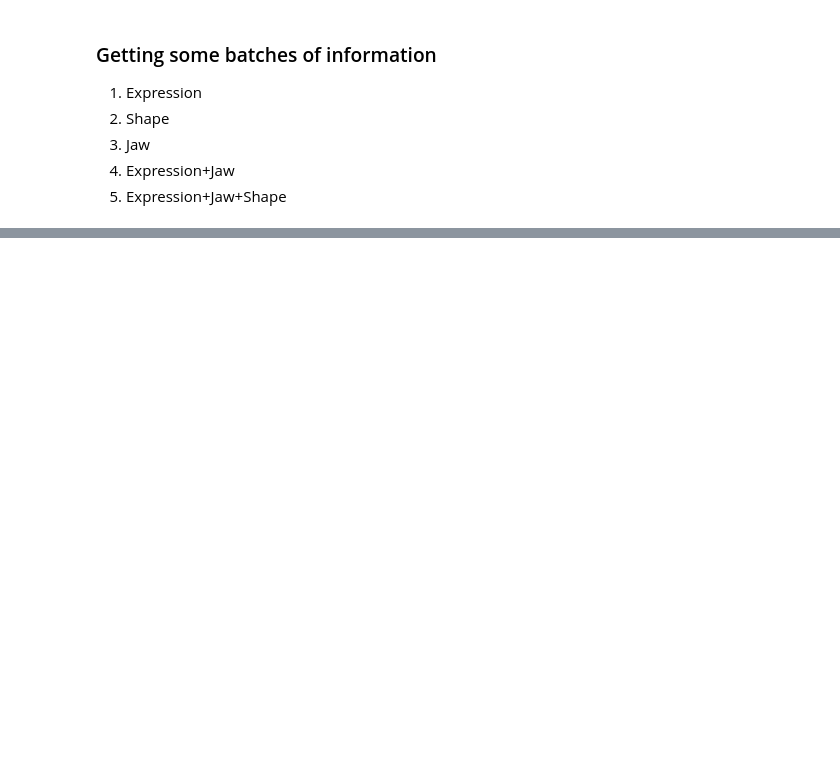
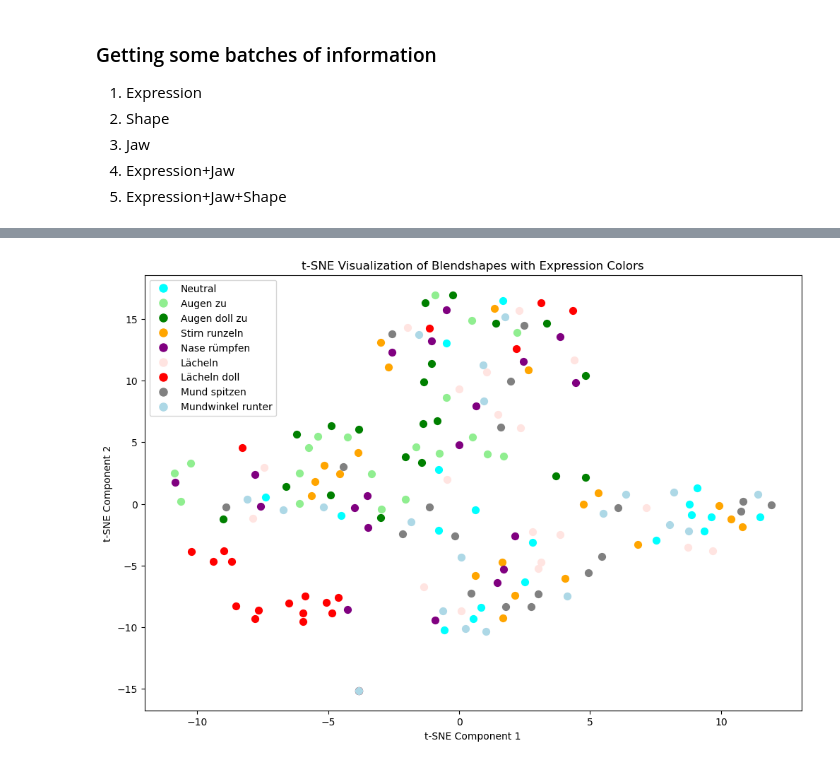
Before and after one commit to mattisdietrich/DECA, a Jupyter notebook: tSNE_exploration.ipynb, the cells around one changed output, grey strips where cells are left out. Cells and saved outputs as stored; diff of their text form; code cells hidden in the pictures; blank space fills up the shorter version.

```diff
--- a/tSNE_exploration.ipynb
+++ b/tSNE_exploration.ipynb
@@ -116,0 +68,9 @@ DePa.show_tSNE(blendshapes, expressionnames, position="upper left")
+# %%
+!CUDA_HOME=$CONDA_PREFIX
+
+pretrained_modelpath = "/home/dietrich/Testing/DECA/DECA/training_results/expression_and_k/2024-02-01_without_shape_data_vggface2hq_e_50_b_32_k_4_lmk_1.0_exp_0.0/model.tar"
+# Ausgangsverzeichnis
+base_folder = "/home/dietrich/Testing/DECA/DECA/TestSamples/Probanden"
+output_base_folder = "/home/dietrich/Testing/DECA/DECA/TestResults/Brenken_new"
+
+blendshapes = DePa.blendshapes_for_dataset(base_folder, num_bs=50, pretrained_modelpath=pretrained_modelpath)
@@ -116,0 +98,7 @@ DePa.show_tSNE(blendshapes, expressionnames, position="upper left")
+# %%
+expressionnames = ["Neutral", "Augen zu", "Augen doll zu", "Stirn runzeln", "Nase rümpfen", "Lächeln", "Lächeln doll", "Mund spitzen", "Mundwinkel runter"]
+
+
+DePa.show_tSNE(blendshapes, expressionnames, position="upper left")
+# %% [output]
+[figure, added]
```
Also changed, not shown: parts of 5 cells of this notebook.
